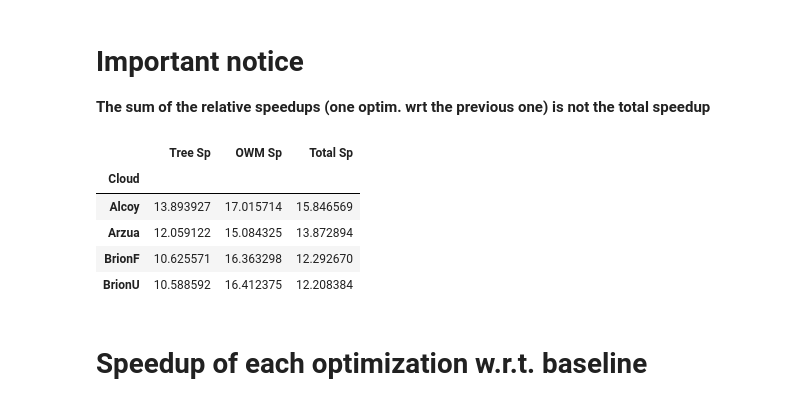
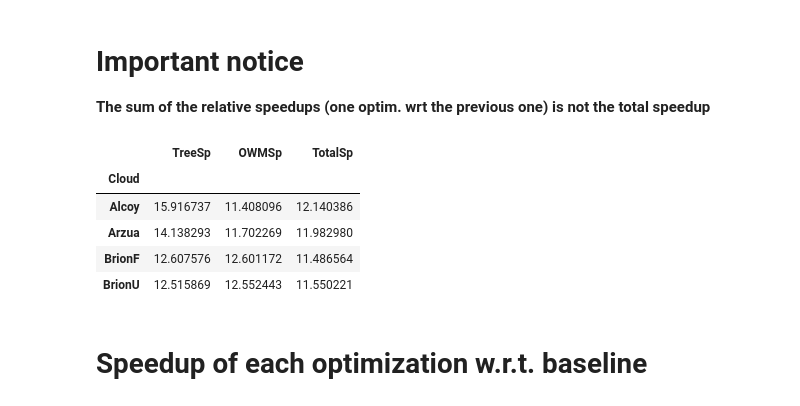
Before and after one commit to PPMC-DAC/FastOWM, a Jupyter notebook: Results/process_all_optim.ipynb, the cells around one changed output. Cells and saved outputs as stored; diff of their text form; code cells hidden in the pictures.

```diff
--- a/Results/process_all_optim.ipynb
+++ b/Results/process_all_optim.ipynb
@@ -15,7 +15,8 @@ import matplotlib.pyplot as plt
 from matplotlib.backends.backend_pdf import PdfPages
 import pandas as pd
 
-df=pd.read_csv('All_Optimizations_minrad.csv',sep=';')
-df['Total']=df['Time Tree']+df['Time OWM']
-df.head()
+df=pd.read_csv('All_Optimizations.csv',sep=';')
+df.insert(4,"Total",0)
+df['Total']=df['TimeTree']+df['TimeOWM']
+df
 # %% [output]
@@ -89,14 +101,14 @@ df
 
 **The sum of the relative speedups (one optim. wrt the previous one) is not the total speedup**
 # %%
-df.groupby('Cloud').sum().drop(['Time Tree','Time OWM','Total'],axis=1)
+df.groupby('Cloud').sum().drop(['TimeTree','TimeOWM','Total','Level','MinRadMaxNum'],axis=1)
 # %% [output]
-|  | Tree Sp | OWM Sp | Total Sp |
+|  | TreeSp | OWMSp | TotalSp |
 | Cloud |  |  |  |
-| Alcoy | 13.893927 | 17.015714 | 15.846569 |
-| Arzua | 12.059122 | 15.084325 | 13.872894 |
-| BrionF | 10.625571 | 16.363298 | 12.292670 |
-| BrionU | 10.588592 | 16.412375 | 12.208384 |
+| Alcoy | 15.916737 | 11.408096 | 12.140386 |
+| Arzua | 14.138293 | 11.702269 | 11.982980 |
+| BrionF | 12.607576 | 12.601172 | 11.486564 |
+| BrionU | 12.515869 | 12.552443 | 11.550221 |
 # %% [markdown]
 # Speedup of each optimization w.r.t. baseline
 # %%
```
Also changed, not shown: parts of 12 cells of this notebook, 9 other files.
